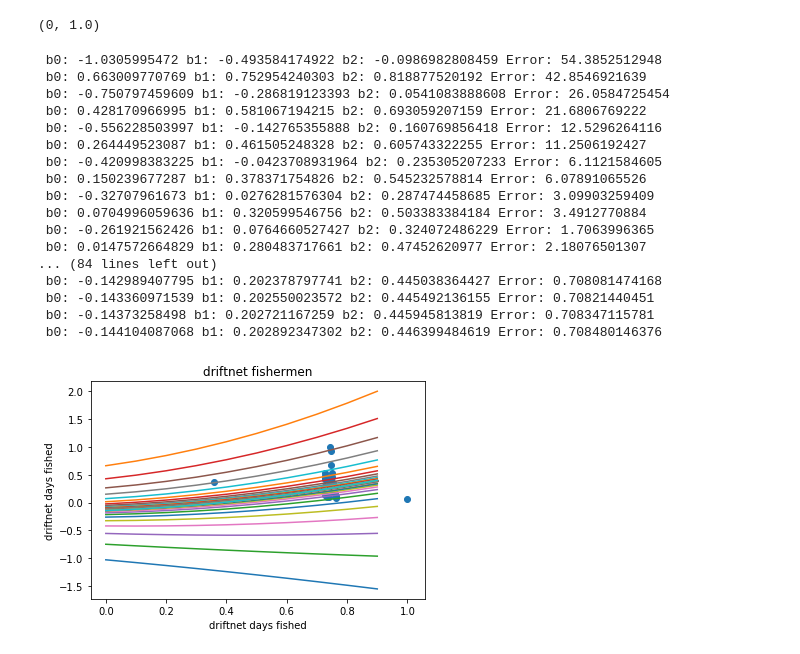
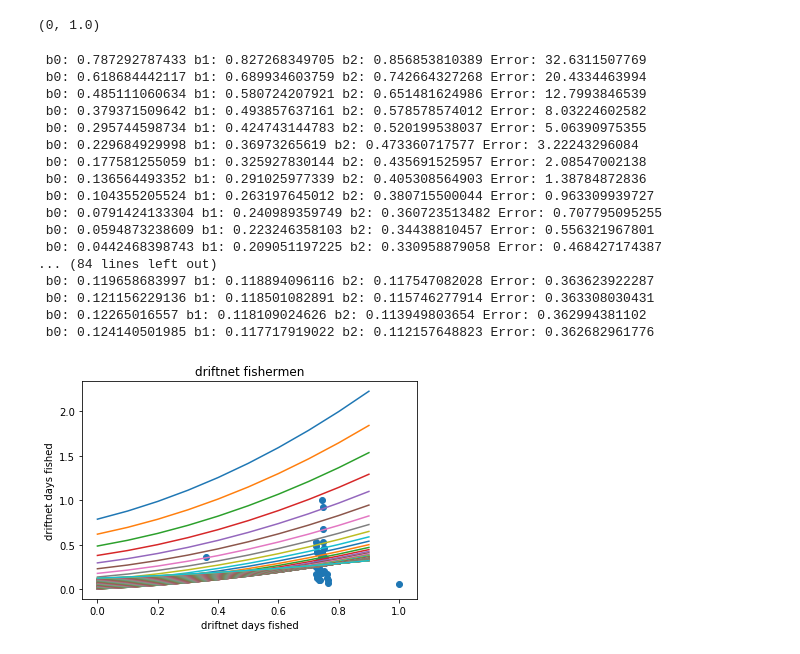
Before and after one commit to NguyenDa18/MachineLearning_HW1, a Jupyter notebook: HW1_pt1_fishery-drift.ipynb, the cells around one changed output. Cells and saved outputs as stored; diff of their text form; code cells hidden in the pictures.

Commit message:
Dividing by batch size NOT num weights lol

```diff
--- a/HW1_pt1_fishery-drift.ipynb
+++ b/HW1_pt1_fishery-drift.ipynb
@@ -115,7 +115,7 @@ def mse(X,Y, errorFunction):
         val = useErrorFunction(errorFunction, (row, col))
         errorsList.append(val)
     ERROR_SUM = sum(errorsList)
-    return ERROR_SUM / 3
+    return ERROR_SUM / batchSize
 
 def adjustWeight(weight, learn, temp_error):
     return weight - learn * temp_error
@@ -127,50 +127,51 @@ def takeRandomBatch(listLen, batchSize):
 b2 = 1.0
 b1 = 1.0
 b0 = 1.0
+batchSize = 5
 
-learn = 0.6
+learn = 0.1
 
 plt.xlabel('driftnet days fished')
 plt.ylabel('driftnet days fished')
 plt.title('driftnet fishermen')
 plt.scatter(drift_X, drift_Y)
 plt.pause(0.1);
 
-batchSample = takeRandomBatch(len(drift_X), 5)
+batchSample = takeRandomBatch(len(drift_X), batchSize)
 sample_X = [drift_X[i] for i in sorted(batchSample)]
 sample_Y = [drift_Y[i] for i in sorted(batchSample)]
 
 for i in range(100):
     ERROR = mse(drift_X, drift_Y, calc_total_Error)
     b0_temp_error = mse(sample_X, sample_Y, calc_b0_Error)
     b1_temp_error = mse(sample_X, sample_Y, calc_b1_Error)
     b2_temp_error = mse(sample_X, sample_Y, calc_b2_Error)
     b0 = adjustWeight(b0, learn, b0_temp_error)
     b1 = adjustWeight(b1, learn, b1_temp_error)
     b2 = adjustWeight(b2, learn, b2_temp_error)
     print(" b0: " + str(b0) + " b1: " + str(b1) + " b2: " + str(b2) + " Error: " + str(ERROR))
     # How to plot the graph
     X_test = np.arange(0,1,0.1)
     plt.plot (X_test, b2*X_test**2+ b1*X_test + b0)
     plt.pause(0.1)
 
 plt.show()
 # %% [output]
- b0: -1.0305995472 b1: -0.493584174922 b2: -0.0986982808459 Error: 54.3852512948
- b0: 0.663009770769 b1: 0.752954240303 b2: 0.818877520192 Error: 42.8546921639
- b0: -0.750797459609 b1: -0.286819123393 b2: 0.0541083888608 Error: 26.0584725454
- b0: 0.428170966995 b1: 0.581067194215 b2: 0.693059207159 Error: 21.6806769222
- b0: -0.556228503997 b1: -0.142765355888 b2: 0.160769856418 Error: 12.5296264116
- b0: 0.264449523087 b1: 0.461505248328 b2: 0.605743322255 Error: 11.2506192427
- b0: -0.420998383225 b1: -0.0423708931964 b2: 0.235305207233 Error: 6.1121584605
- b0: 0.150239677287 b1: 0.378371754826 b2: 0.545232578814 Error: 6.07891065526
- b0: -0.32707961673 b1: 0.0276281576304 b2: 0.287474458685 Error: 3.09903259409
- b0: 0.0704996059636 b1: 0.320599546756 b2: 0.503383384184 Error: 3.4912770884
- b0: -0.261921562426 b1: 0.0764660527427 b2: 0.324072486229 Error: 1.7063996365
- b0: 0.0147572664829 b1: 0.280483717661 b2: 0.47452620977 Error: 2.18076501307
+ b0: 0.787292787433 b1: 0.827268349705 b2: 0.856853810389 Error: 32.6311507769
+ b0: 0.618684442117 b1: 0.689934603759 b2: 0.742664327268 Error: 20.4334463994
+ b0: 0.485111060634 b1: 0.580724207921 b2: 0.651481624986 Error: 12.7993846539
+ b0: 0.379371509642 b1: 0.493857637161 b2: 0.578578574012 Error: 8.03224602582
+ b0: 0.295744598734 b1: 0.424743144783 b2: 0.520199538037 Error: 5.06390975355
+ b0: 0.229684929998 b1: 0.36973265619 b2: 0.473360717577 Error: 3.22243296084
+ b0: 0.177581255059 b1: 0.325927830144 b2: 0.435691525957 Error: 2.08547002138
+ b0: 0.136564493352 b1: 0.291025977339 b2: 0.405308564903 Error: 1.38784872836
+ b0: 0.104355205524 b1: 0.263197645012 b2: 0.380715500044 Error: 0.963309939727
+ b0: 0.0791424133304 b1: 0.240989359749 b2: 0.360723513482 Error: 0.707795095255
+ b0: 0.0594873238609 b1: 0.223246358103 b2: 0.34438810457 Error: 0.556321967801
+ b0: 0.0442468398743 b1: 0.209051197225 b2: 0.330958879058 Error: 0.468427174387
 ... (84 lines left out)
- b0: -0.142989407795 b1: 0.202378797741 b2: 0.445038364427 Error: 0.708081474168
- b0: -0.143360971539 b1: 0.202550023572 b2: 0.445492136155 Error: 0.70821440451
- b0: -0.14373258498 b1: 0.202721167259 b2: 0.445945813819 Error: 0.708347115781
- b0: -0.144104087068 b1: 0.202892347302 b2: 0.446399484619 Error: 0.708480146376
+ b0: 0.119658683997 b1: 0.118894096116 b2: 0.117547082028 Error: 0.363623922287
+ b0: 0.121156229136 b1: 0.118501082891 b2: 0.115746277914 Error: 0.363308030431
+ b0: 0.12265016557 b1: 0.118109024626 b2: 0.113949803654 Error: 0.362994381102
+ b0: 0.124140501985 b1: 0.117717919022 b2: 0.112157648823 Error: 0.362682961776
-[figure, old version]
+[figure, new version]
```
Also changed, not shown: 2 other files.
